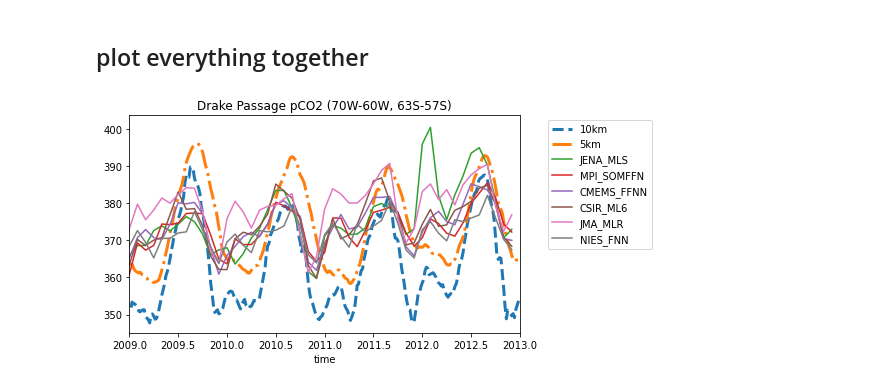
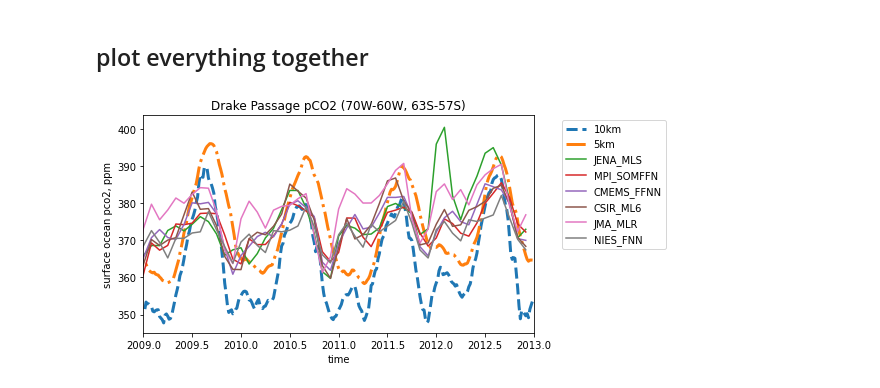
Before and after one commit to takaito1/rso-analysis, a Jupyter notebook: tutorial1_pco2_timeseries.ipynb, the cells around one changed output. Drawn from its saved outputs; the diff is of its cells as text; code cells hidden in the pictures.

```diff
--- a/tutorial1_pco2_timeseries.ipynb
+++ b/tutorial1_pco2_timeseries.ipynb
@@ -43,14 +43,15 @@ pco2ts5=ds5.pco2.mean(('lon','lat')).to_numpy()
 # %%
 obsm=np.mean(obs,1)
 fig=plt.figure(figsize=(7,4))
 plt.plot(time,pco2ts10*1e6,'--',label='10km',linewidth=3)
 plt.plot(time,pco2ts5*1e6,'-.',label='5km',linewidth=3)
 plt.plot(timeo2,obs,label=plab)
 plt.legend(bbox_to_anchor=(.85,.5,.5,.5))
 plt.xlabel('time')
 plt.xlim(2009,2013)
 plt.title('Drake Passage pCO2 (70W-60W, 63S-57S)')
+plt.ylabel('surface ocean pco2, ppm')
 plt.savefig('pco2_timeseries.pdf',bbox_inches="tight")
 plt.show()
 # %% [output]
-[figure, old version]
+[figure, new version]
```
